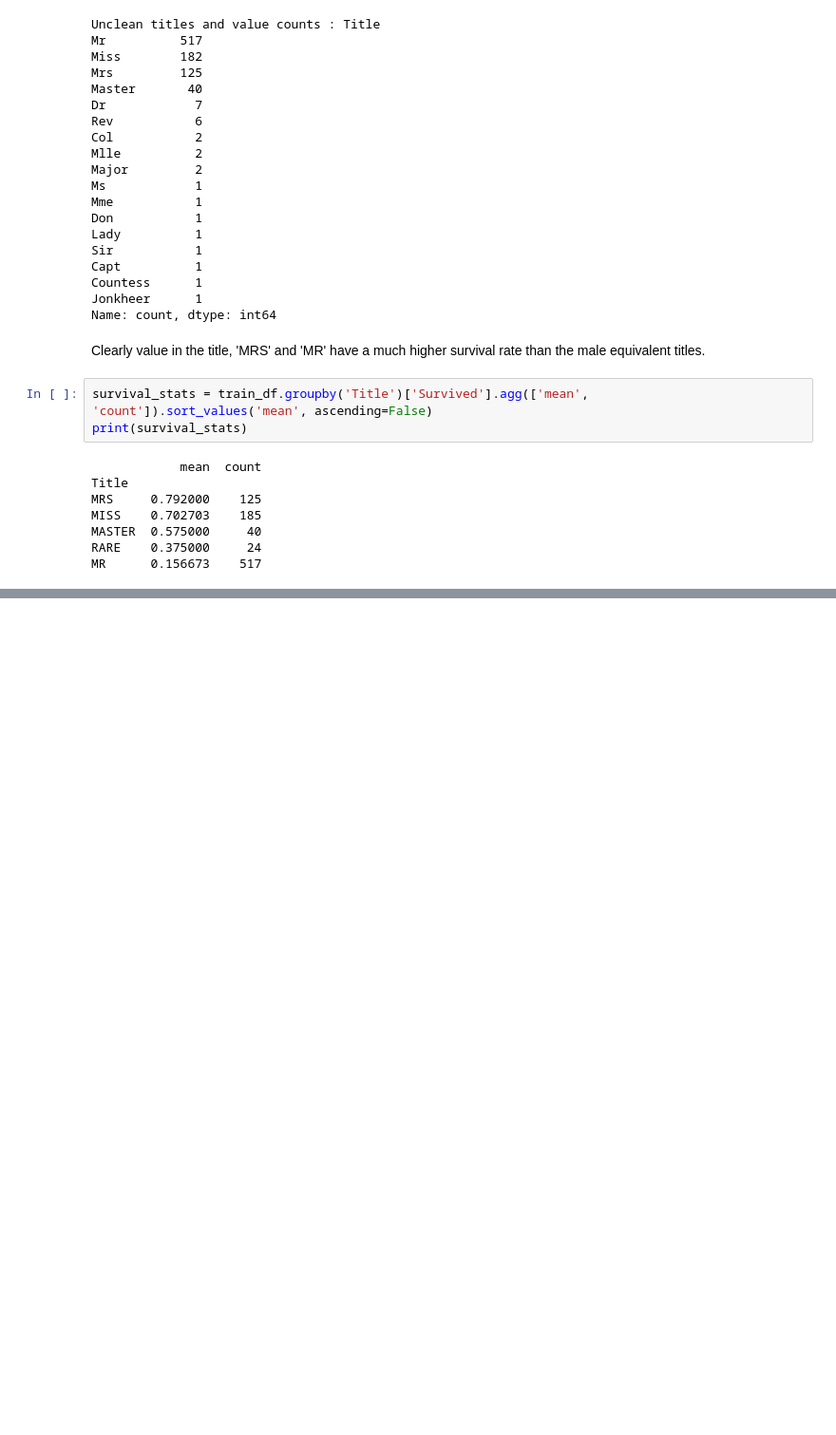
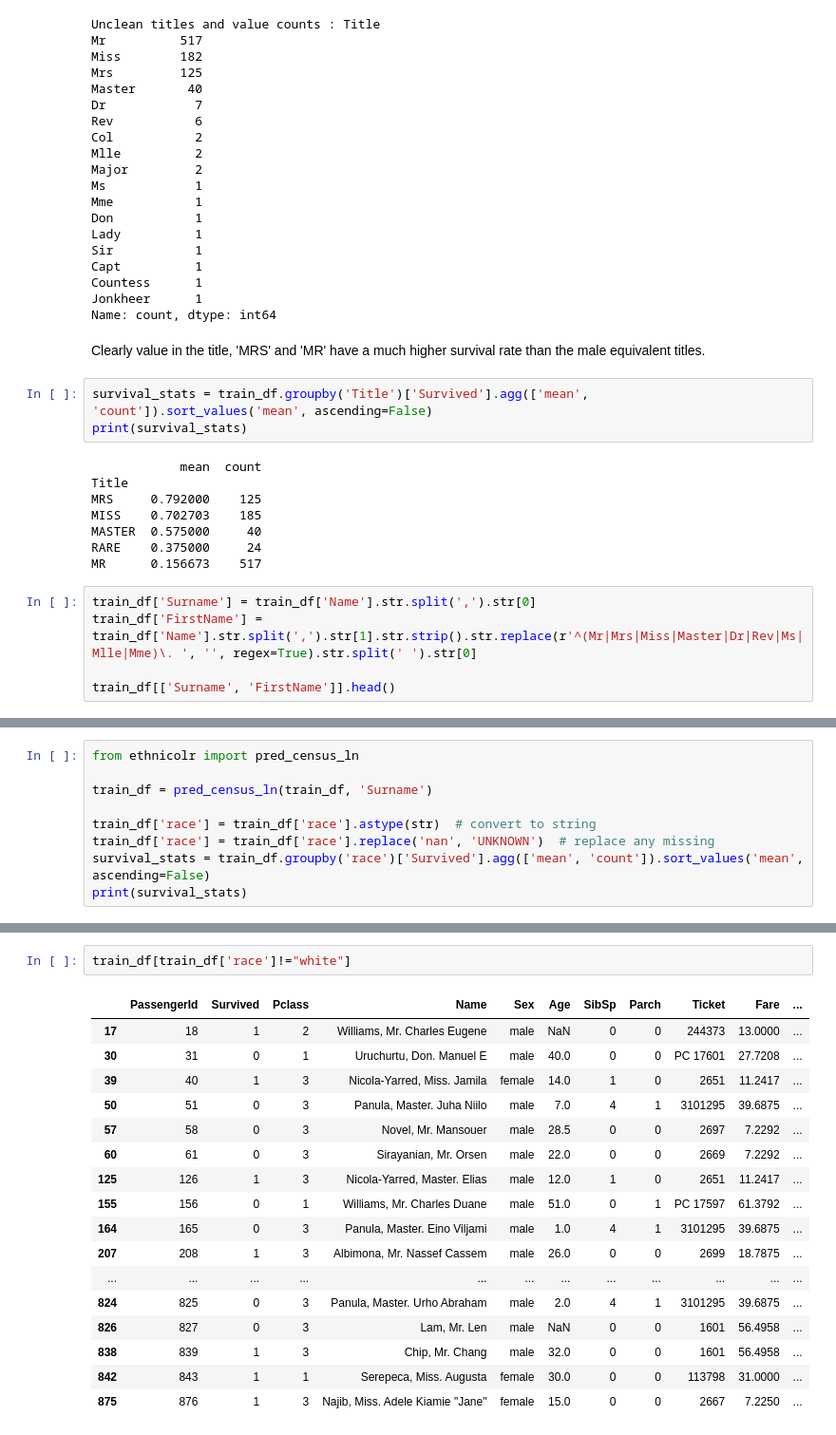
Before and after one commit to jpwoods1878/titanic-survival-prediction, a Jupyter notebook: load_data.ipynb, the cells around one changed output, grey strips where cells are left out. Shown: that part at 95% size. Drawn from its saved outputs; the diff is of its cells as text; blank space fills up the shorter version.

```diff
--- a/load_data.ipynb
+++ b/load_data.ipynb
@@ -191,3 +192,8 @@ MISS    0.702703    185
 MASTER  0.575000     40
 RARE    0.375000     24
 MR      0.156673    517
+# %%
+train_df['Surname'] = train_df['Name'].str.split(',').str[0]
+train_df['FirstName'] = train_df['Name'].str.split(',').str[1].str.strip().str.replace(r'^(Mr|Mrs|Miss|Master|Dr|Rev|Ms|Mlle|Mme)\. ', '', regex=True).str.split(' ').str[0]
+
+train_df[['Surname', 'FirstName']].head()
@@ -193,0 +207,9 @@ MR      0.156673    517
+# %%
+from ethnicolr import pred_census_ln
+
+train_df = pred_census_ln(train_df, 'Surname')
+
+train_df['race'] = train_df['race'].astype(str)  # convert to string
+train_df['race'] = train_df['race'].replace('nan', 'UNKNOWN')  # replace any missing
+survival_stats = train_df.groupby('race')['Survived'].agg(['mean', 'count']).sort_values('mean', ascending=False)
+print(survival_stats)
@@ -193,0 +223,20 @@ MR      0.156673    517
+# %%
+train_df[train_df['race']!="white"]
+# %% [output]
+|  | PassengerId | Survived | Pclass | Name | Sex | Age | SibSp | Parch | Ticket | Fare | ... |
+| 17 | 18 | 1 | 2 | Williams, Mr. Charles Eugene | male | NaN | 0 | 0 | 244373 | 13.0000 | ... |
+| 30 | 31 | 0 | 1 | Uruchurtu, Don. Manuel E | male | 40.0 | 0 | 0 | PC 17601 | 27.7208 | ... |
+| 39 | 40 | 1 | 3 | Nicola-Yarred, Miss. Jamila | female | 14.0 | 1 | 0 | 2651 | 11.2417 | ... |
+| 50 | 51 | 0 | 3 | Panula, Master. Juha Niilo | male | 7.0 | 4 | 1 | 3101295 | 39.6875 | ... |
+| 57 | 58 | 0 | 3 | Novel, Mr. Mansouer | male | 28.5 | 0 | 0 | 2697 | 7.2292 | ... |
+| 60 | 61 | 0 | 3 | Sirayanian, Mr. Orsen | male | 22.0 | 0 | 0 | 2669 | 7.2292 | ... |
+| 125 | 126 | 1 | 3 | Nicola-Yarred, Master. Elias | male | 12.0 | 1 | 0 | 2651 | 11.2417 | ... |
+| 155 | 156 | 0 | 1 | Williams, Mr. Charles Duane | male | 51.0 | 0 | 1 | PC 17597 | 61.3792 | ... |
+| 164 | 165 | 0 | 3 | Panula, Master. Eino Viljami | male | 1.0 | 4 | 1 | 3101295 | 39.6875 | ... |
+| 207 | 208 | 1 | 3 | Albimona, Mr. Nassef Cassem | male | 26.0 | 0 | 0 | 2699 | 18.7875 | ... |
+| ... | ... | ... | ... | ... | ... | ... | ... | ... | ... | ... | ... |
+| 824 | 825 | 0 | 3 | Panula, Master. Urho Abraham | male | 2.0 | 4 | 1 | 3101295 | 39.6875 | ... |
+| 826 | 827 | 0 | 3 | Lam, Mr. Len | male | NaN | 0 | 0 | 1601 | 56.4958 | ... |
+| 838 | 839 | 1 | 3 | Chip, Mr. Chang | male | 32.0 | 0 | 0 | 1601 | 56.4958 | ... |
+| 842 | 843 | 1 | 1 | Serepeca, Miss. Augusta | female | 30.0 | 0 | 0 | 113798 | 31.0000 | ... |
+| 875 | 876 | 1 | 3 | Najib, Miss. Adele Kiamie "Jane" | female | 15.0 | 0 | 0 | 2667 | 7.2250 | ... |
```
Also changed, not shown: parts of 4 cells of this notebook.
